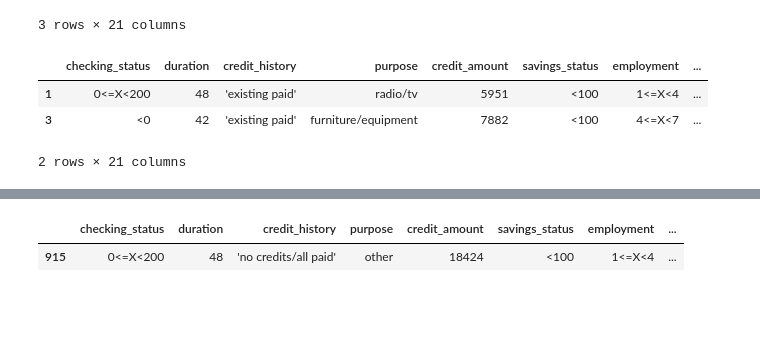
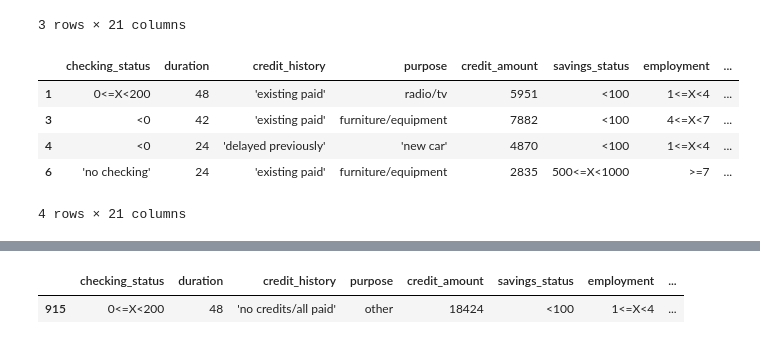
Before and after one commit to oliverjunior1/VS-Code, a Jupyter notebook: Python/Machine_learning_fernando_amaral/1_básico_de_python/4.4.pandas.ipynb, the cells around one changed output, grey strips where cells are left out. Cells and saved outputs as stored; diff of their text form; code cells hidden in the pictures; blank space fills up the shorter version.

```diff
--- a/Python/Machine_learning_fernando_amaral/1_básico_de_python/4.4.pandas.ipynb
+++ b/Python/Machine_learning_fernando_amaral/1_básico_de_python/4.4.pandas.ipynb
@@ -73,12 +73,14 @@ dados.loc[1:3]
 3 rows × 21 columns
 # %%
 #linhas 1 e 3
-dados.loc[[1,3]]
+dados.loc[[1,3,4,6]]
 # %% [output]
 |  | checking_status | duration | credit_history | purpose | credit_amount | savings_status | employment | ... |
 | 1 | 0<=X<200 | 48 | 'existing paid' | radio/tv | 5951 | <100 | 1<=X<4 | ... |
 | 3 | <0 | 42 | 'existing paid' | furniture/equipment | 7882 | <100 | 4<=X<7 | ... |
+| 4 | <0 | 24 | 'delayed previously' | 'new car' | 4870 | <100 | 1<=X<4 | ... |
+| 6 | 'no checking' | 24 | 'existing paid' | furniture/equipment | 2835 | 500<=X<1000 | >=7 | ... |
-2 rows × 21 columns
+4 rows × 21 columns
 # %%
 #filtro
 dados.loc[dados['purpose'] == "radio/tv"]
```
